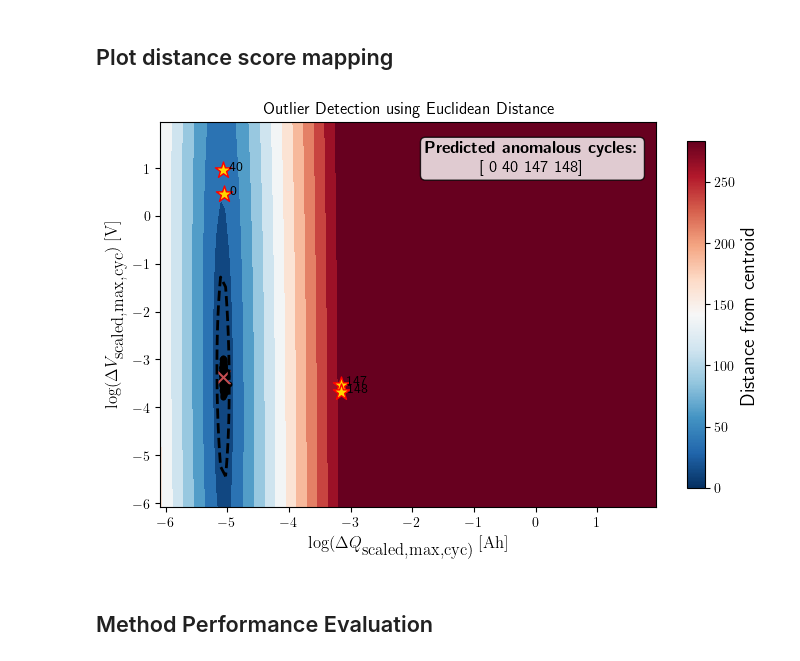
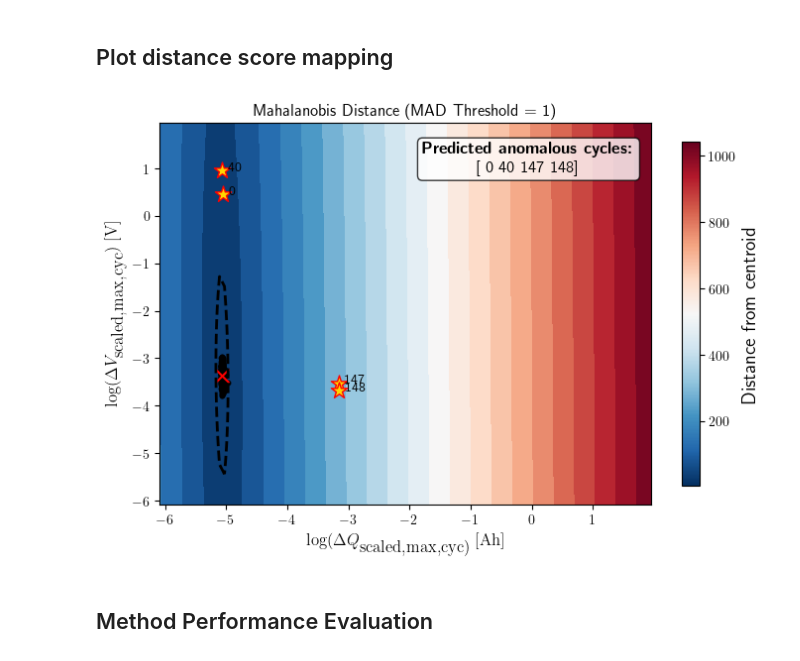
Before and after one commit to meichinpang/osbad, a Jupyter notebook: distance/distance_03_mahalanobis.ipynb, the cells around one changed output. Cells and saved outputs as stored; diff of their text form; code cells hidden in the pictures.

```diff
--- a/distance/distance_03_mahalanobis.ipynb
+++ b/distance/distance_03_mahalanobis.ipynb
@@ -214,6 +214,7 @@ cov_matrix = MCD.covariance_
 centroid = MCD.location_
 inv_cov_matrix = np.linalg.inv(cov_matrix)
 # %%
+metric_name = "mahalanobis"
 mahalanobis_dist = dbad.calculate_distance(metric_name="mahalanobis",
                                     features=features,
                                     centroid=centroid,
@@ -285,42 +289,45 @@ df_outliers_pred
 # %%
 xx, yy, meshgrid = runner.create_2d_mesh_grid()
 
-grid_mahalanobis_dist = dbad.calculate_distance(metric_name="mahalanobis",
-                                              features=meshgrid,
-                                              centroid=centroid,
-                                              inv_cov_matrix=inv_cov_matrix
-                                                )
+grid_mahalanobis_dist = dbad.calculate_distance(metric_name=metric_name,
+                                        features=meshgrid,
+                                        centroid=centroid,
+                                        inv_cov_matrix=inv_cov_matrix,
+                                        )
 
-dbad.plot_distance_score_map(
+axplot = dbad.plot_distance_score_map(
         meshgrid_distance = grid_mahalanobis_dist,
         xx = xx,
         yy = yy,
         features=features,
         xoutliers= df_outliers_pred["log_max_diff_dQ"],
         youtliers= df_outliers_pred["log_max_diff_dV"],
         centroid=centroid,
         threshold= threshold,
         pred_outlier_indices=pred_outlier_indices,
-        max_outlier_dist = max(pred_outlier_distance))
+        #max_outlier_dist = max(pred_outlier_distance)
+        )
 
-filename = "mahalanobis_dist_map"
+axplot.set_title(f"Mahalanobis Distance (MAD Threshold = {1})", fontsize = 12)
+
+filename = f"{metric_name}_dist_map_mad_thresh_1"
 
 output_fig_filename = (
         filename + "_"
         + selected_cell_label
         + ".png")
 
 fig_output_path = (selected_cell_artifacts.
                    joinpath(output_fig_filename))
 
 plt.savefig(
         fig_output_path,
         dpi=200,
         bbox_inches="tight")
 
 plt.show()
 # %% [output]
-[figure, old version]
+[figure, new version]
 # %% [markdown]
 ## Method Performance Evaluation
 # %%
```
Also changed, not shown: parts of 1 cell of this notebook, 3 other files.
